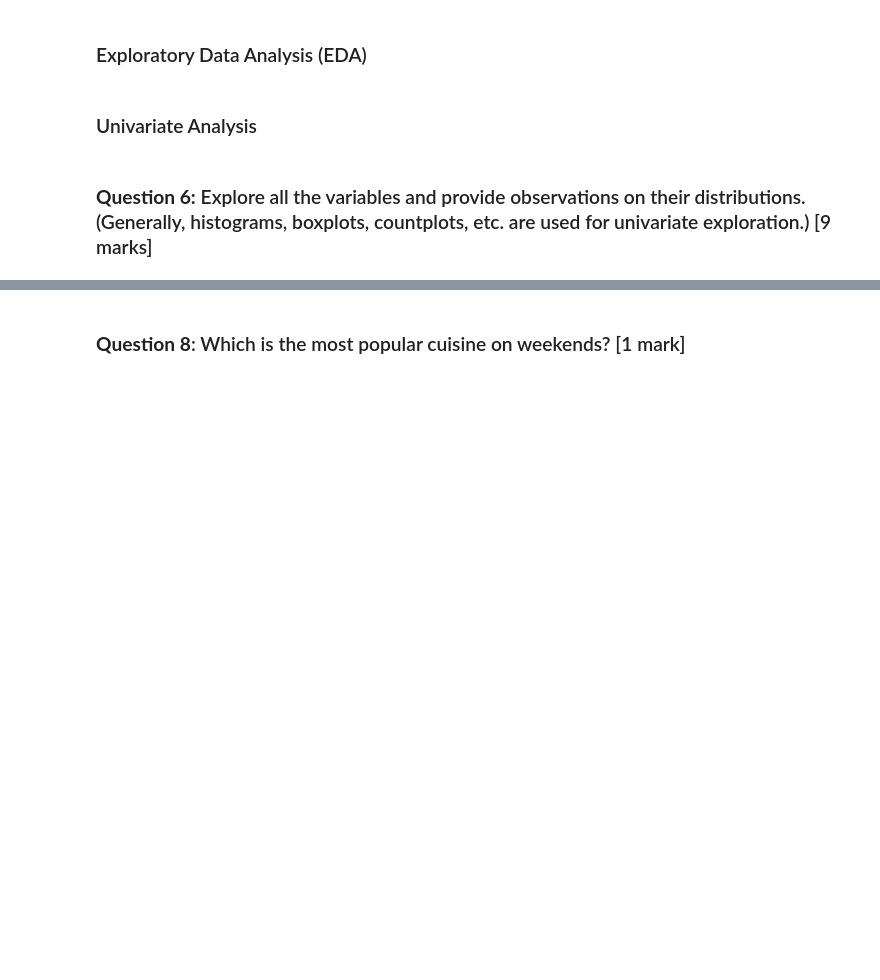
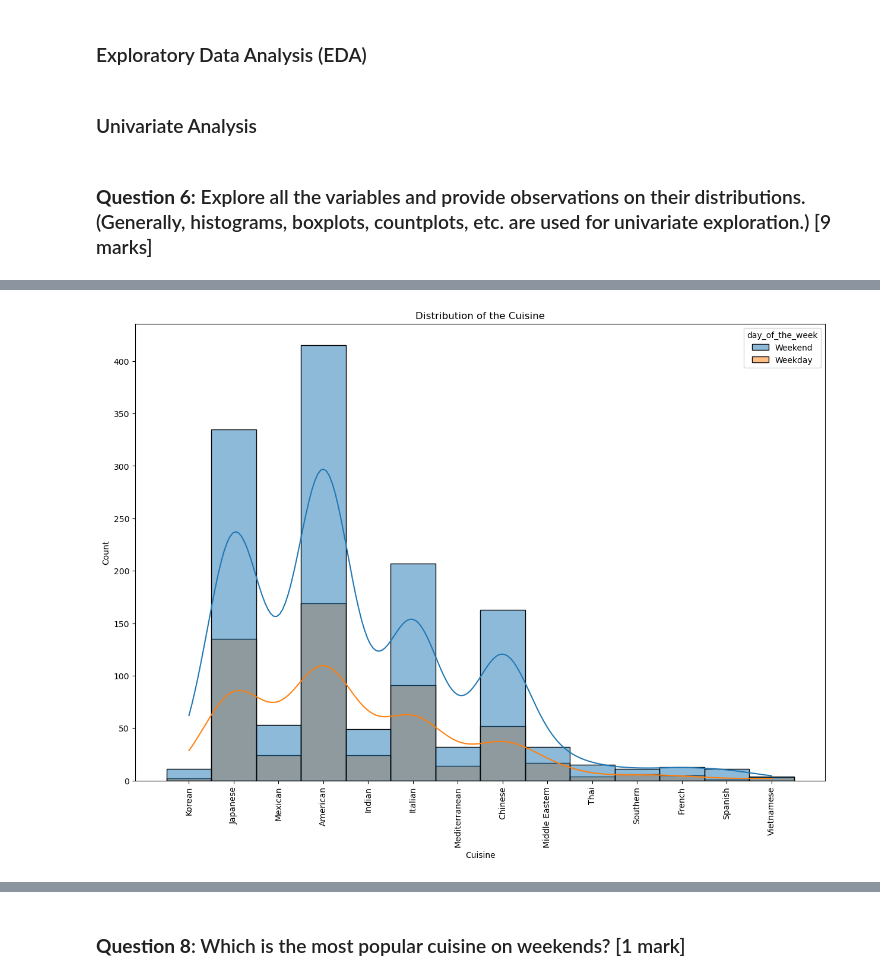
Before and after one commit to zypher-4/mit-adsp, a Jupyter notebook: Week 2/FDS_Project_LearnerNotebook_FullCode.ipynb, the cells around one changed output, grey strips where cells are left out. Drawn from its saved outputs; the diff is of its cells as text; code cells hidden in the pictures; blank space fills up the shorter version.

Commit message:
week-2

```diff
--- a/Week 2/FDS_Project_LearnerNotebook_FullCode.ipynb
+++ b/Week 2/FDS_Project_LearnerNotebook_FullCode.ipynb
@@ -130,0 +216,8 @@ Name: count, dtype: int64
+# %%
+plt.figure(figsize=(15, 10))
+sns.histplot(data=df, x='cuisine_type', kde=True, hue='day_of_the_week')
+plt.xticks(rotation=90)
+plt.xlabel('Cuisine')
+plt.title('Distribution of the Cuisine');
+# %% [output]
+[figure, added]
```
Also changed, not shown: parts of 87 cells of this notebook.
